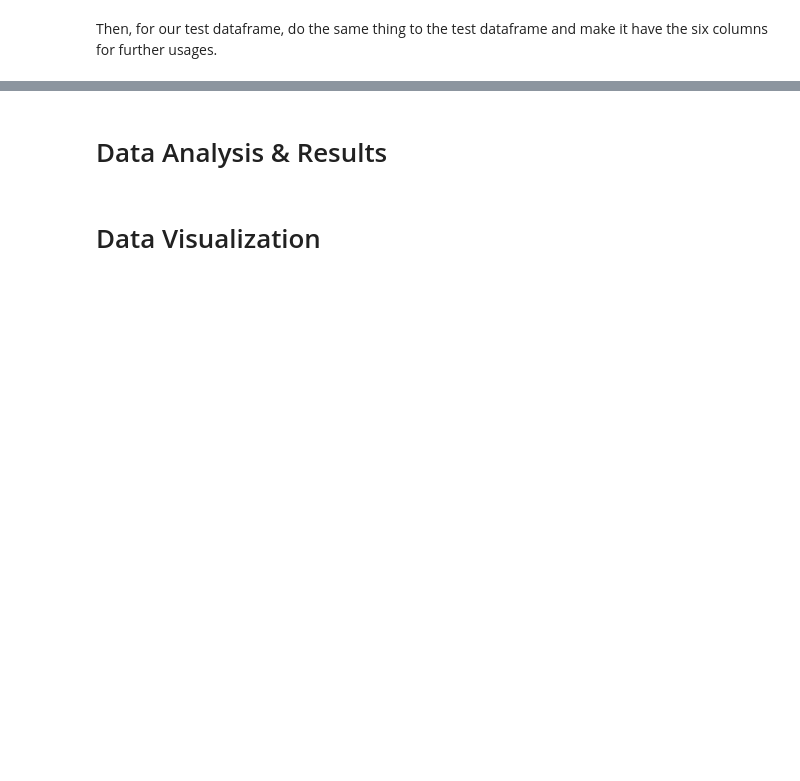
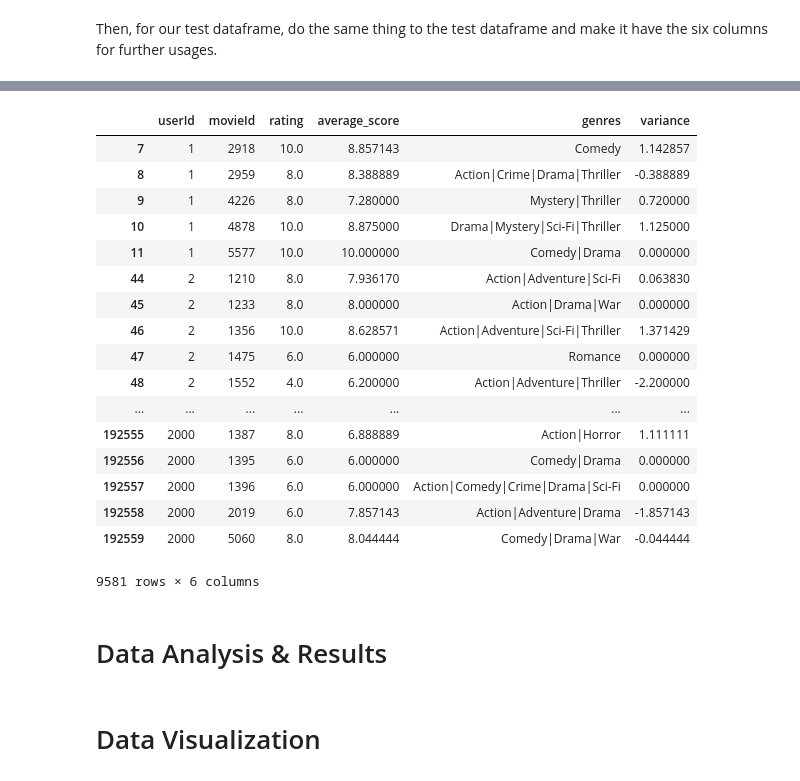
Before and after one commit to strkillr16/COGS108Final, a Jupyter notebook: Final Project Notebook.ipynb, the cells around one changed output, grey strips where cells are left out. Cells and saved outputs as stored; diff of their text form; code cells hidden in the pictures; blank space fills up the shorter version.

```diff
--- a/Final Project Notebook.ipynb
+++ b/Final Project Notebook.ipynb
@@ -374,0 +290,11 @@ test['average_score'] = average_ratings1
+# %%
+average_ratings1 = []
+for index, row in test.iterrows():
+    sum_rates1 = 0
+    average1 = 0
+    first = row['movieId']
+    for it in test[test['movieId'] == first]['rating']:
+        sum_rates1 += it
+    average1 = sum_rates1 / len(test[test['movieId'] == first])
+    average_ratings1.append(average1)
+test['average_score'] = average_ratings1
@@ -383,0 +339,10 @@ test['genres'] = genre
+# %%
+genre = []
+types = ''
+
+for index, row in test.iterrows():
+    second = row['movieId']
+    for it in df_movie[df_movie['movieId'] == second]['genres']:
+        types = it
+    genre.append(types)
+test['genres'] = genre
@@ -384,12 +369,33 @@ test['genres'] = genre
 # %%
 variances = []
 
-for it1 in range(len(test)):
-    usr_rate1 = test['rating'].iloc[it1]
-    avr_rate1 = test['average_score'].iloc[it1]
+for index, row in test.iterrows():
+    usr_rate1 = row['rating']
+    avr_rate1 = row['average_score']
     difference = usr_rate1 - avr_rate1
     variances.append(difference)
 test['variance'] = variances
+# %%
+test
+# %% [output]
+|  | userId | movieId | rating | average_score | genres | variance |
+| 7 | 1 | 2918 | 10.0 | 8.857143 | Comedy | 1.142857 |
+| 8 | 1 | 2959 | 8.0 | 8.388889 | Action|Crime|Drama|Thriller | -0.388889 |
+| 9 | 1 | 4226 | 8.0 | 7.280000 | Mystery|Thriller | 0.720000 |
+| 10 | 1 | 4878 | 10.0 | 8.875000 | Drama|Mystery|Sci-Fi|Thriller | 1.125000 |
+| 11 | 1 | 5577 | 10.0 | 10.000000 | Comedy|Drama | 0.000000 |
+| 44 | 2 | 1210 | 8.0 | 7.936170 | Action|Adventure|Sci-Fi | 0.063830 |
+| 45 | 2 | 1233 | 8.0 | 8.000000 | Action|Drama|War | 0.000000 |
+| 46 | 2 | 1356 | 10.0 | 8.628571 | Action|Adventure|Sci-Fi|Thriller | 1.371429 |
+| 47 | 2 | 1475 | 6.0 | 6.000000 | Romance | 0.000000 |
+| 48 | 2 | 1552 | 4.0 | 6.200000 | Action|Adventure|Thriller | -2.200000 |
+| ... | ... | ... | ... | ... | ... | ... |
+| 192555 | 2000 | 1387 | 8.0 | 6.888889 | Action|Horror | 1.111111 |
+| 192556 | 2000 | 1395 | 6.0 | 6.000000 | Comedy|Drama | 0.000000 |
+| 192557 | 2000 | 1396 | 6.0 | 6.000000 | Action|Comedy|Crime|Drama|Sci-Fi | 0.000000 |
+| 192558 | 2000 | 2019 | 6.0 | 7.857143 | Action|Adventure|Drama | -1.857143 |
+| 192559 | 2000 | 5060 | 8.0 | 8.044444 | Comedy|Drama|War | -0.044444 |
+9581 rows × 6 columns
 # %% [markdown]
 # Data Analysis & Results
 # %% [markdown]
```
Also changed, not shown: parts of 19 cells of this notebook.
